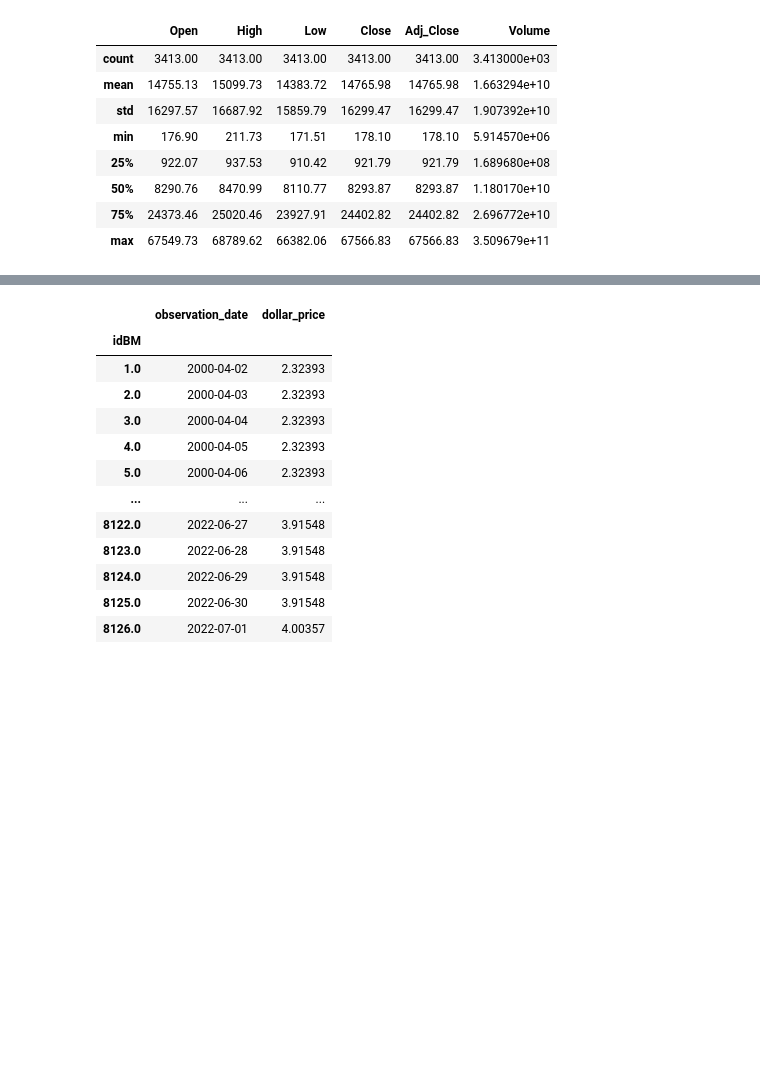
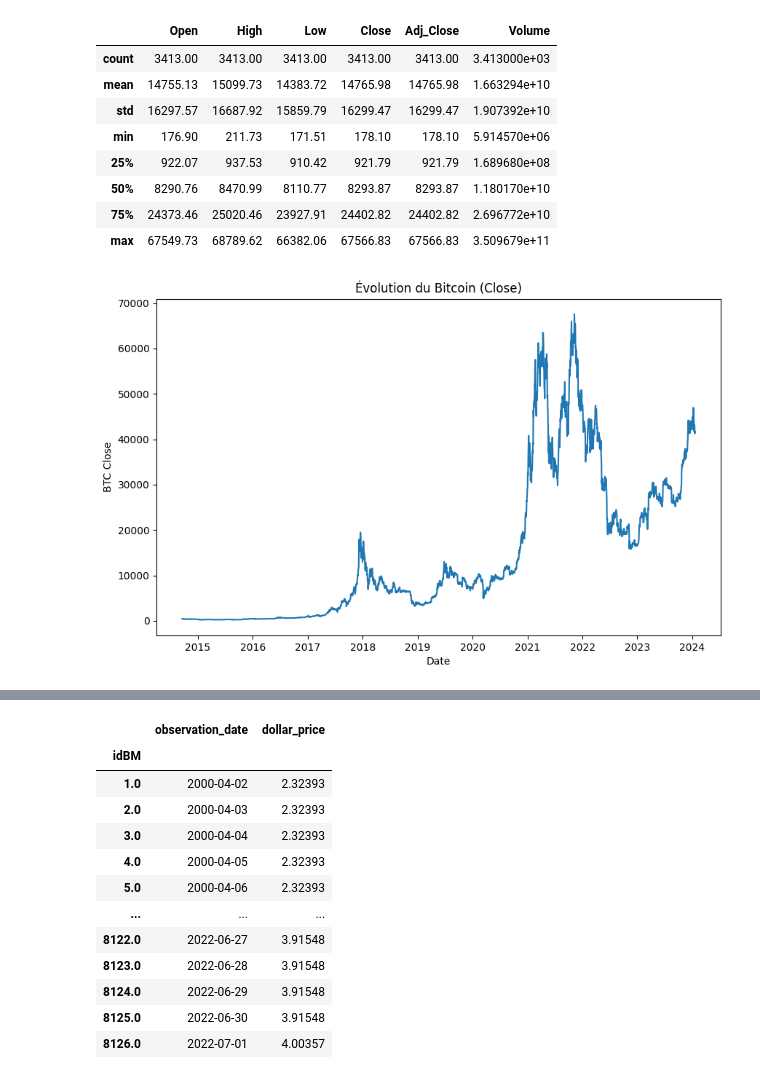
Before and after one commit to gcolpari/STOCKMARKET_PREDICTION-, a Jupyter notebook: AED.ipynb, the cells around one changed output, grey strips where cells are left out. Drawn from its saved outputs; the diff is of its cells as text; code cells hidden in the pictures; blank space fills up the shorter version.

```diff
--- a/AED.ipynb
+++ b/AED.ipynb
@@ -281,3 +271,18 @@ df.iloc[:,1::].describe().round(2)
 | 50% | 8290.76 | 8470.99 | 8110.77 | 8293.87 | 8293.87 | 1.180170e+10 |
 | 75% | 24373.46 | 25020.46 | 23927.91 | 24402.82 | 24402.82 | 2.696772e+10 |
 | max | 67549.73 | 68789.62 | 66382.06 | 67566.83 | 67566.83 | 3.509679e+11 |
+# %%
+btc = pd.read_sql("SELECT observation_date, Close, Volume FROM bitcoinperformance", bdd)
+btc = btc.rename(columns={"observation_date": "date"})
+btc["date"] = pd.to_datetime(btc["date"])
+btc = btc.sort_values("date")
+# %%
+# Evolution du prix
+plt.figure(figsize=(10,6))
+plt.plot(btc["date"], btc["Close"])
+plt.title("Évolution du Bitcoin (Close)")
+plt.xlabel("Date")
+plt.ylabel("BTC Close")
+plt.show()
+# %% [output]
+[figure, added]
```
Also changed, not shown: parts of 23 cells of this notebook.
